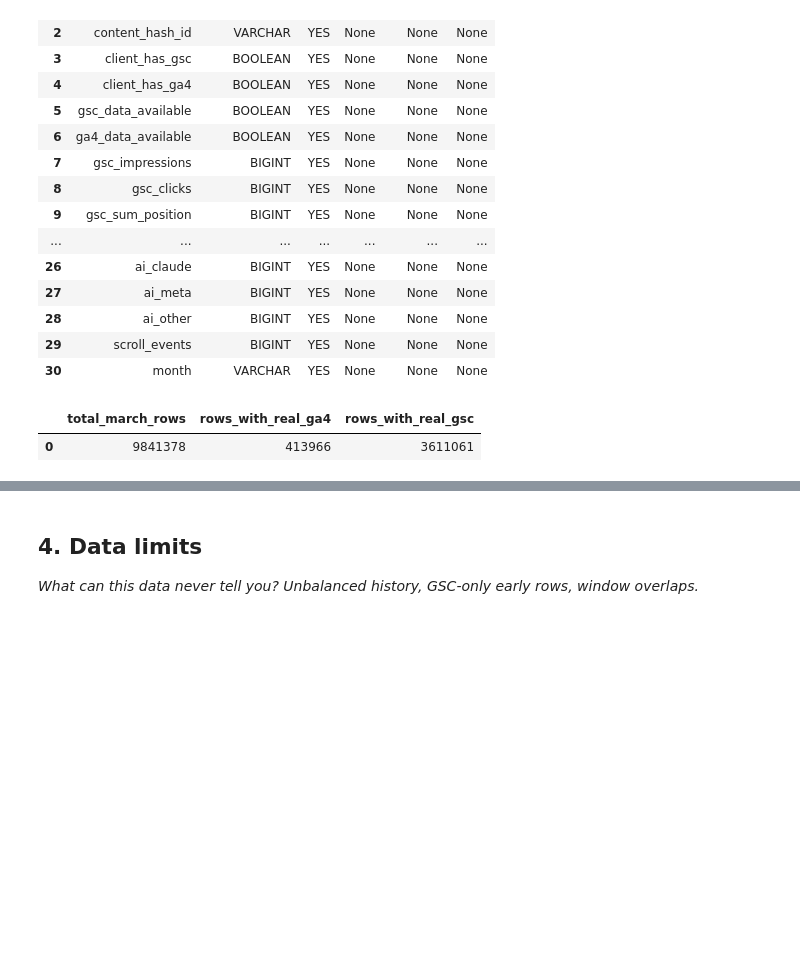
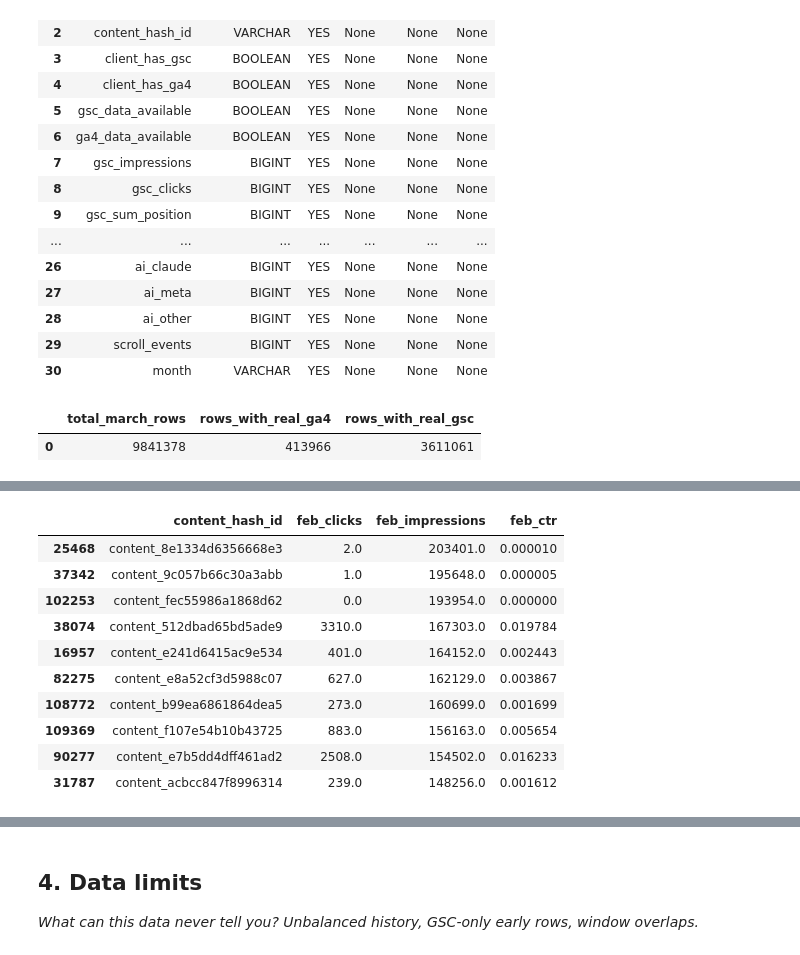
Before and after one commit to fatima12aa/fa-ml, a Jupyter notebook: work/notebooks/w03_data_contract.ipynb, the cells around one changed output, grey strips where cells are left out. Saved outputs shown, nothing was run; the diff lists cells and outputs as text; code cells hidden in the pictures; blank space fills up the shorter version.

```diff
--- a/work/notebooks/w03_data_contract.ipynb
+++ b/work/notebooks/w03_data_contract.ipynb
@@ -267,0 +316,50 @@ availability_check
+# %%
+# ============================================================
+# FEATURE 2: February click-through rate (CTR), per page
+# ------------------------------------------------------------
+# CTR = clicks / impressions -> what fraction of people who SAW the page
+# (impressions) actually CLICKED on it. This tells us not just visibility,
+# but how compelling the listing is.
+#
+# We reuse the same February window and the same gsc_data_available filter
+# as Feature 1, for the same reason: rows without real GSC tracking are
+# zero-filled placeholders, and including them would distort the ratio.
+#
+# We SUM clicks and impressions separately first (per page), THEN divide
+# the two sums -- this is safer than averaging a daily CTR column directly,
+# because summing raw counts first avoids letting low-traffic days (where
+# a tiny number of clicks/impressions can create a wildly extreme ratio)
+# unfairly dominate the average.
+#
+# Available when: knowable by end of February -- no March data used,
+# so it's safe as a feature for predicting a March-based label.
+# ============================================================
+feb_ctr = con.sql(f"""
+    SELECT
+        content_hash_id,
+        SUM(gsc_clicks) AS feb_clicks,
+        SUM(gsc_impressions) AS feb_impressions,
+        CASE
+            WHEN SUM(gsc_impressions) > 0
+            THEN CAST(SUM(gsc_clicks) AS DOUBLE) / SUM(gsc_impressions)
+            ELSE NULL
+        END AS feb_ctr
+    FROM {TABLES['fact_daily']}
+    WHERE report_date >= '2026-02-01' AND report_date < '2026-03-01'
+      AND gsc_data_available IS TRUE
+    GROUP BY content_hash_id
+""").df()
+
+feb_ctr.sort_values("feb_impressions", ascending=False).head(10)
+# %% [output]
+|  | content_hash_id | feb_clicks | feb_impressions | feb_ctr |
+| 25468 | content_8e1334d6356668e3 | 2.0 | 203401.0 | 0.000010 |
+| 37342 | content_9c057b66c30a3abb | 1.0 | 195648.0 | 0.000005 |
+| 102253 | content_fec55986a1868d62 | 0.0 | 193954.0 | 0.000000 |
+| 38074 | content_512dbad65bd5ade9 | 3310.0 | 167303.0 | 0.019784 |
+| 16957 | content_e241d6415ac9e534 | 401.0 | 164152.0 | 0.002443 |
+| 82275 | content_e8a52cf3d5988c07 | 627.0 | 162129.0 | 0.003867 |
+| 108772 | content_b99ea6861864dea5 | 273.0 | 160699.0 | 0.001699 |
+| 109369 | content_f107e54b10b43725 | 883.0 | 156163.0 | 0.005654 |
+| 90277 | content_e7b5dd4dff461ad2 | 2508.0 | 154502.0 | 0.016233 |
+| 31787 | content_acbcc847f8996314 | 239.0 | 148256.0 | 0.001612 |
```
Also changed, not shown: parts of 2 cells of this notebook.
